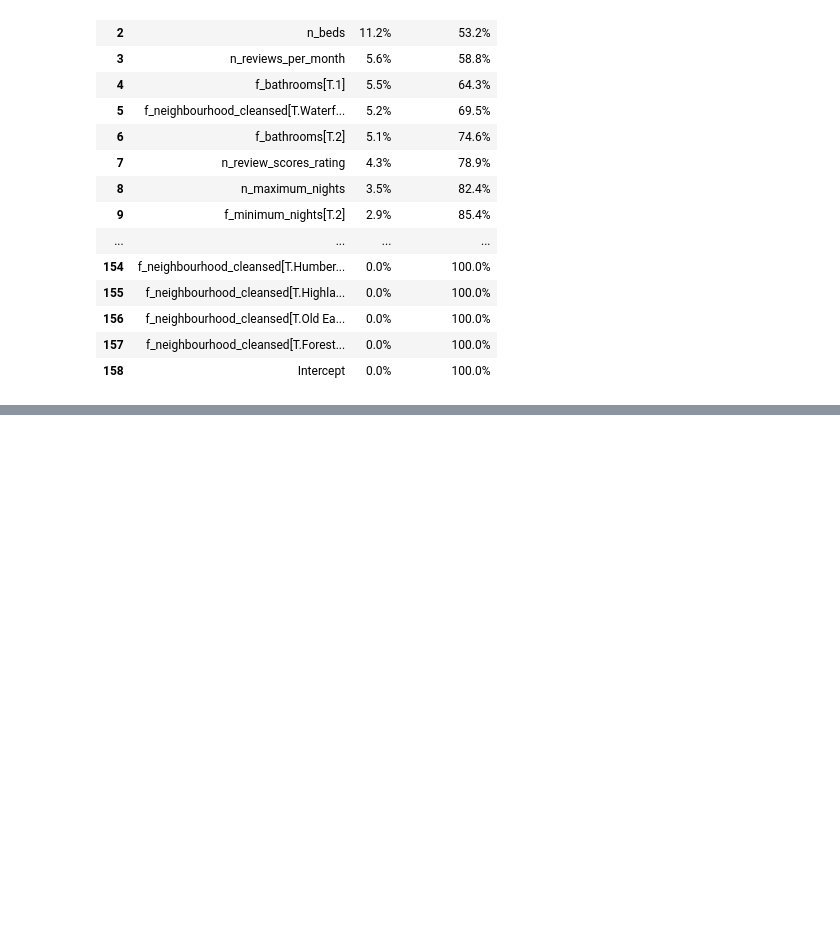
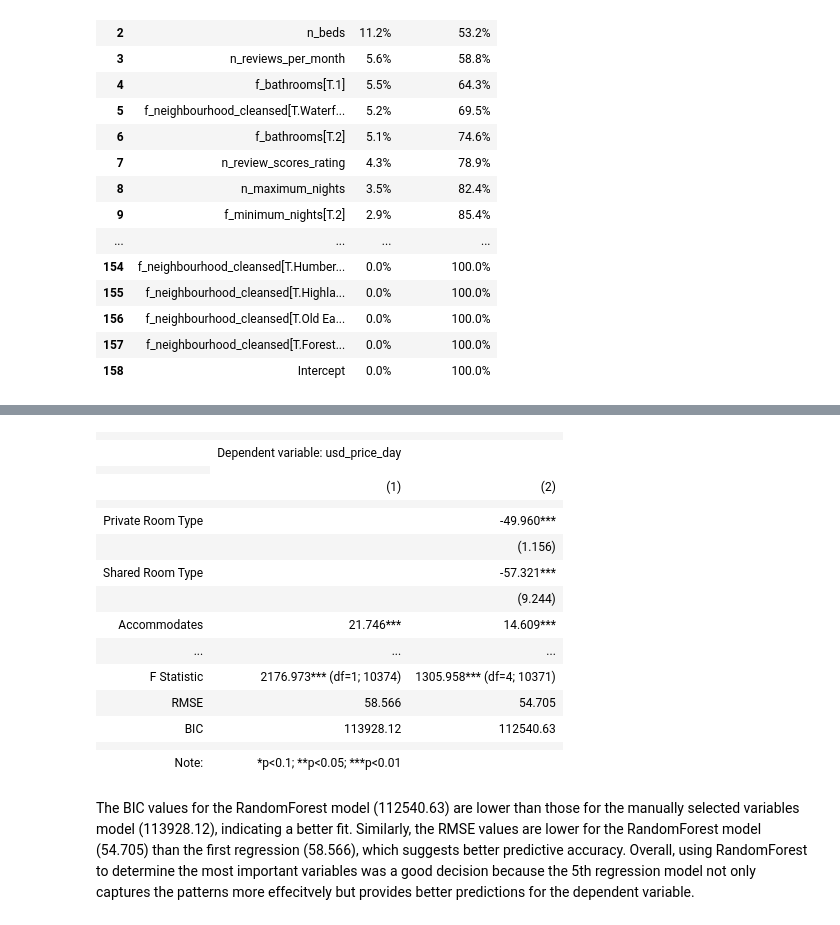
Before and after one commit to zsofiarebeka/DA3_Assignment-2, a Jupyter notebook: DA3_Assignment-2.ipynb, the cells around one changed output, grey strips where cells are left out. Saved outputs shown, nothing was run; the diff lists cells and outputs as text; code cells hidden in the pictures; blank space fills up the shorter version.

Commit message:
Flagging variables and adding a new regression

```diff
--- a/DA3_Assignment-2.ipynb
+++ b/DA3_Assignment-2.ipynb
@@ -1448,0 +1459,4 @@ df_var_imp[df_var_imp.imp > cutoff]\
+# %%
+# Creating the regression
+reg5 = smf.ols(formula="usd_price_day~f_room_type + n_accommodates + n_beds", data=data).fit(cov_type="HC1")
+reg5.summary()
@@ -1448,0 +1486,43 @@ df_var_imp[df_var_imp.imp > cutoff]\
+# %%
+# Comparing the first linear regression with reg5, the "optimal" regression model
+sg = stargazer.Stargazer([reg1, reg5])
+
+# Setting the covariate order
+covariate_order = ["f_room_type[T.Private]", "f_room_type[T.Shared]",
+                   "n_accommodates", "n_beds", "Intercept"]
+sg.covariate_order(covariate_order)
+
+sg.rename_covariates({"n_accommodates": "Accommodates",
+                      "f_room_type[T.Private]": "Private Room Type",
+                      "f_room_type[T.Shared]": "Shared Room Type",
+                      "n_beds" : "Beds",
+                      "Intercept": "Constant"})
+
+# Adding RMSE for measurement in the full sample for each model
+rmse_values = [round(rmse(x.fittedvalues, data.usd_price_day), 3) for x in [reg1, reg5]]
+sg.add_line('RMSE', rmse_values, location=stargazer.LineLocation.FOOTER_BOTTOM)
+
+# Adding BIC for measurement in the full sample for each model
+bic = [round(x.bic, 2) for x in [reg1, reg5]]
+sg.add_line('BIC', bic, location=stargazer.LineLocation.FOOTER_BOTTOM)
+
+sg
+# %% [output]
+|  |  |  |
+|  | Dependent variable: usd_price_day |  |
+|  |
+|  | (1) | (2) |
+|  |  |  |
+| Private Room Type |  | -49.960*** |
+|  |  | (1.156) |
+| Shared Room Type |  | -57.321*** |
+|  |  | (9.244) |
+| Accommodates | 21.746*** | 14.609*** |
+| ... | ... | ... |
+| F Statistic | 2176.973*** (df=1; 10374) | 1305.958*** (df=4; 10371) |
+| RMSE | 58.566 | 54.705 |
+| BIC | 113928.12 | 112540.63 |
+|  |  |  |
+| Note: | *p<0.1; **p<0.05; ***p<0.01 |  |
+# %% [markdown]
+The BIC values for the RandomForest model (112540.63) are lower than those for the manually selected variables model (113928.12), indicating a better fit. Similarly, the RMSE values are lower for the RandomForest model (54.705) than the first regression (58.566), which suggests better predictive accuracy. Overall, using RandomForest to determine the most important variables was a good decision because the 5th regression model not only captures the patterns more effecitvely but provides better predictions for the dependent variable.
```
Also changed, not shown: parts of 15 cells of this notebook.
